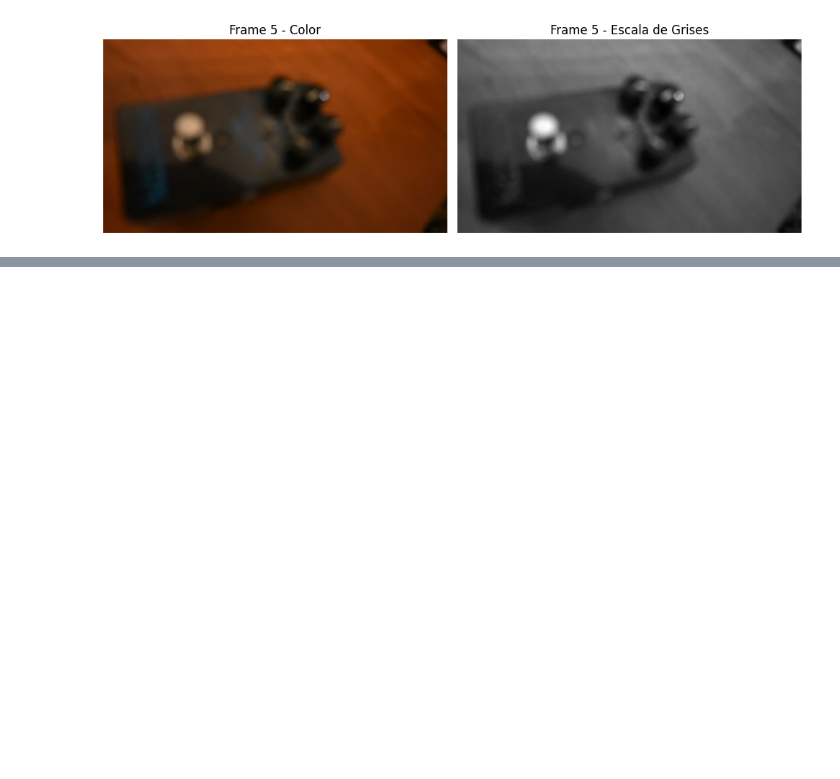
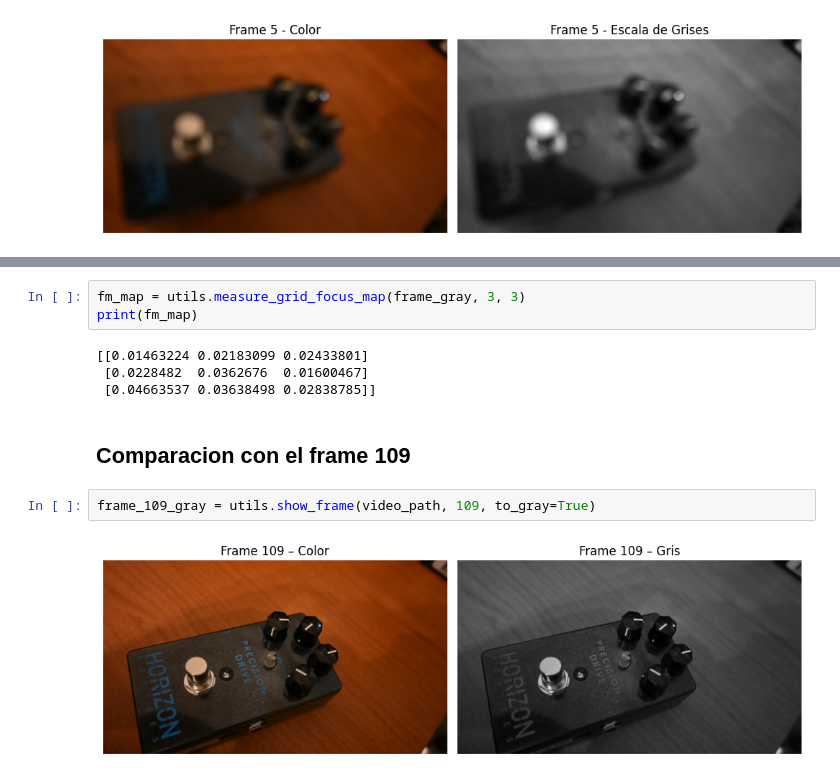
Before and after one commit to claudiobarril/vpc1_19co2025, a Jupyter notebook: tp2/parte_1.ipynb, the cells around one changed output, grey strips where cells are left out. Saved outputs shown, nothing was run; the diff lists cells and outputs as text; blank space fills up the shorter version.

```diff
--- a/tp2/parte_1.ipynb
+++ b/tp2/parte_1.ipynb
@@ -65,0 +132,13 @@ Mostrando los 3 frames con mayor FM:
+# %%
+fm_map = utils.measure_grid_focus_map(frame_gray, 3, 3)
+print(fm_map)
+# %% [output]
+[[0.01463224 0.02183099 0.02433801]
+ [0.0228482  0.0362676  0.01600467]
+ [0.04663537 0.03638498 0.02838785]]
+# %% [markdown]
+## Comparacion con el frame 109
+# %%
+frame_109_gray = utils.show_frame(video_path, 109, to_gray=True)
+# %% [output]
+[figure, added]
```
Also changed, not shown: parts of 13 cells of this notebook, 3 other files.
